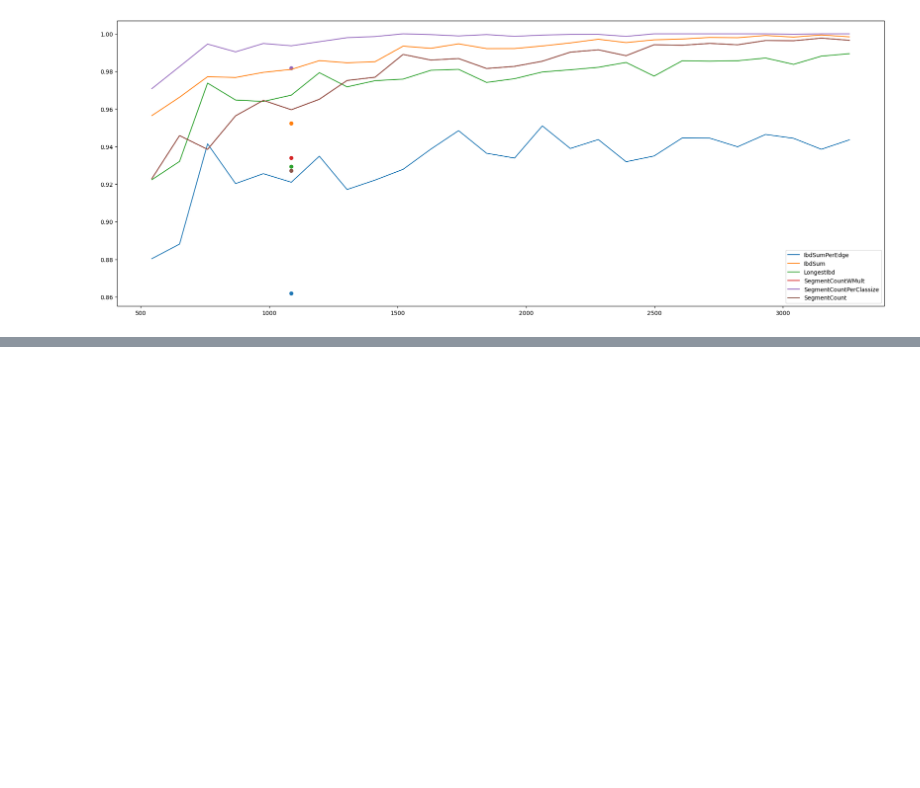
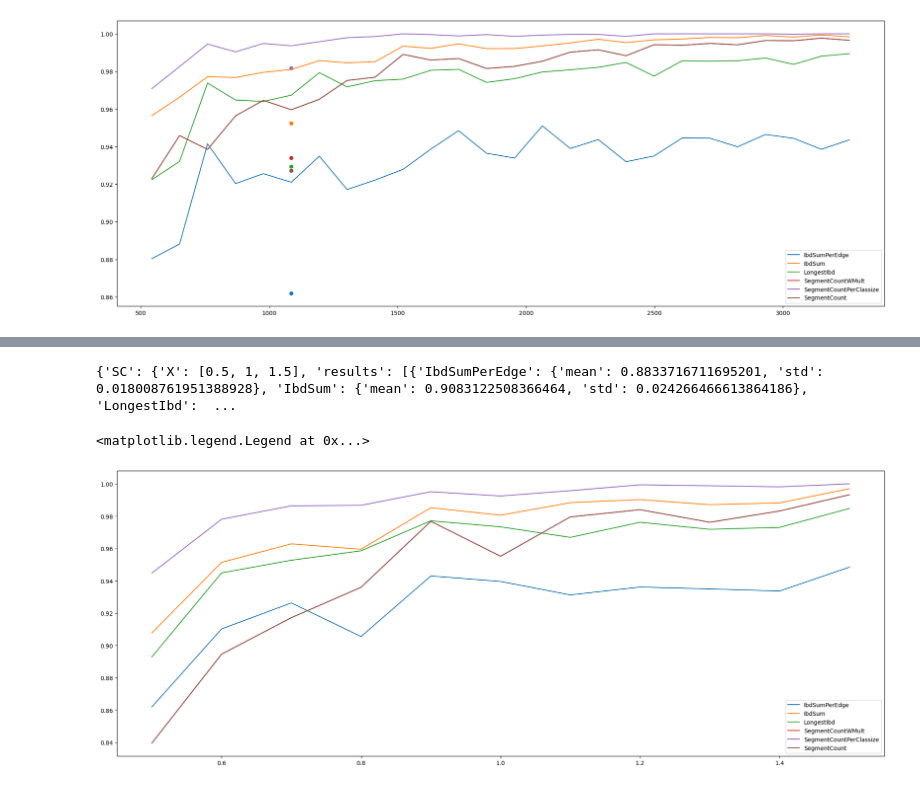
Before and after one commit to Genomics-HSE/ancestry-inference, a Jupyter notebook: notebooks/metric_dependency.ipynb, the cells around one changed output, grey strips where cells are left out. Saved outputs shown, nothing was run; the diff lists cells and outputs as text; code cells hidden in the pictures; blank space fills up the shorter version.

```diff
--- a/notebooks/metric_dependency.ipynb
+++ b/notebooks/metric_dependency.ipynb
@@ -265,0 +228,25 @@ int
+# %%
+#new pipeline
+#assume we already generated data
+workdir = '/home/dglyzin/identityByDescent/datasets-pure-sim/'
+explistfname = os.path.join(workdir, 'experimentlist.json')
+
+with open(explistfname, 'r') as f:
+    explist = json.load(f)
+
+allresults = {}
+for dataset in explist:
+    print(dataset)
+    plotX = []
+    results = []
+    #print()
+    for exp in explist[dataset]:
+        plotX.append(exp["experiment"]["intra_edge_probability_scale"])
+        print(exp['partitionfile'], exp['datafile'])
+        with open(exp['partitionfile'], 'r') as f:
+            partitions = json.load(f)
+        res = heurrun(rng,  exp['datafile'], valshare, testshare, itercount, partitions=partitions['partitions'], debug=False)
+        print(res)
+        results.append(res)
+    allresults[dataset]={"X":plotX, "results":results}
+    break
@@ -265,0 +271,20 @@ int
+# %%
+print(allresults)
+# %% [output]
+{'SC': {'X': [0.5, 1, 1.5], 'results': [{'IbdSumPerEdge': {'mean': 0.8833716711695201, 'std': 0.018008761951388928}, 'IbdSum': {'mean': 0.9083122508366464, 'std': 0.024266466613864186}, 'LongestIbd':  ...
+# %%
+import matplotlib.pyplot as plt
+plt.rcParams["figure.figsize"] = (24,9)
+
+x = allresults['SC']["X"]
+original_res = allresults['SC']["results"]
+
+#print(original_res)
+for heur in original_res[0]:
+    perf = [res[heur]['mean'] for res in original_res ]
+    plt.plot(x, perf, label=heur)
+
+plt.legend()
+# %% [output]
+<matplotlib.legend.Legend at 0x...>
+[figure, added]
```
Also changed, not shown: parts of 8 cells of this notebook.
